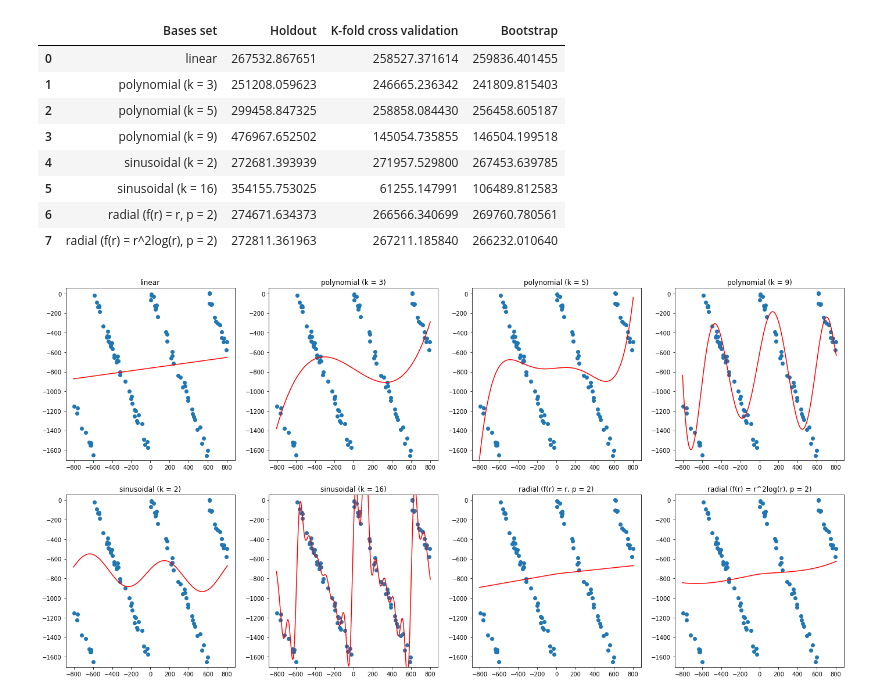
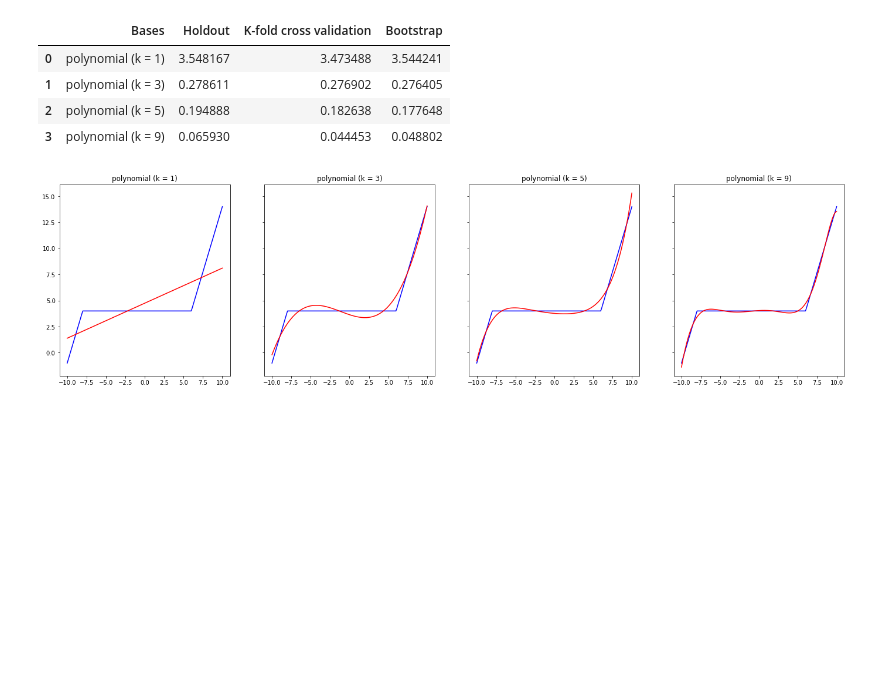
Before and after one commit to LeKiet258/ML_Lab01_SurrogateModels, a Jupyter notebook: test.ipynb, the cells around one changed output. Drawn from its saved outputs; the diff is of its cells as text; code cells hidden in the pictures; blank space fills up the shorter version.

```diff
--- a/test.ipynb
+++ b/test.ipynb
@@ -105,43 +12,0 @@ plot_and_estimate(bss, df_0, 0.5)
-# %%
-m_1 = 100
-d_1 = 1
-v_1 = 15.0
-
-w_1 = (np.random.random(d_1 + 1) - 0.5) * np.array([10.0, 10.0])
-T = 60.0 * sum(w_1[1:]) * math.sqrt(m_1)
-b = -25.0
-
-X_1 = np.array([np.random.random(d_1) * 1600.0 - 800.0 for _ in range(m_1)])
-y_1 = np.array([w_1[0] + sum([w_1[i + 1] * x[i] for i in range(d_1)]) - T * np.floor(sum([w_1[i + 1] * x[i] for i in range(d_1)]) / T) for x in X_1]) + (np.random.random(m_1) - 0.5) * v_1 * sum(w_1[1:]) * math.sqrt(m_1)
-
-a = np.amin(X_1, axis=0)
-b = np.amax(X_1, axis=0)
-
-df_1 = pd.DataFrame()
-df_1[['x' + str(i) for i in range(d_1)]] = X_1
-df_1['y'] = y_1
-df_1.to_csv('./example_data/example_1.csv', index=False)
-
-bss = {
-    'linear': linear(1),
-    'polynomial (k = 3)': polynomial(1, 3),
-    'polynomial (k = 5)': polynomial(1, 5),
-    'polynomial (k = 9)': polynomial(1, 9),
-    'sinusoidal (k = 2)': sinusoidal(1, 2, a, b),
-    'sinusoidal (k = 8)': sinusoidal(1, 8, a, b),
-    'radial (f(r) = r, p = 2)': radial(lambda r: r, [(-800), (0), (800)]),
-    'radial (f(r) = r^2log(r), p = 2)': radial(lambda r: r * r * math.log(r), [(-800), (0), (800)])
-}
-
-plot_and_estimate(bss, df_1, 0.5)
-# %% [output]
-|  | Bases set | Holdout | K-fold cross validation | Bootstrap |
-| 0 | linear | 267532.867651 | 258527.371614 | 259836.401455 |
-| 1 | polynomial (k = 3) | 251208.059623 | 246665.236342 | 241809.815403 |
-| 2 | polynomial (k = 5) | 299458.847325 | 258858.084430 | 256458.605187 |
-| 3 | polynomial (k = 9) | 476967.652502 | 145054.735855 | 146504.199518 |
-| 4 | sinusoidal (k = 2) | 272681.393939 | 271957.529800 | 267453.639785 |
-| 5 | sinusoidal (k = 16) | 354155.753025 | 61255.147991 | 106489.812583 |
-| 6 | radial (f(r) = r, p = 2) | 274671.634373 | 266566.340699 | 269760.780561 |
-| 7 | radial (f(r) = r^2log(r), p = 2) | 272811.361963 | 267211.185840 | 266232.010640 |
-[figure, removed]
@@ -147,0 +51,24 @@ plot_and_estimate(bss, df_1, 0.5)
+# %%
+def func(k, a, b, d):
+    w0 = k * a - d
+    w1 = k * b - d
+    return lambda X: np.minimum(np.maximum(d, k * X - w1), k * X - w0)
+
+k = 2.5
+a = -8.0
+b = 6.0
+d = 4.0
+bs = {
+    'polynomial (k = 1)': polynomial(1, 1),
+    'polynomial (k = 3)': polynomial(1, 3),
+    'polynomial (k = 5)': polynomial(1, 5),
+    'polynomial (k = 9)': polynomial(1, 9),
+}
+surrogate(func(k, a, b, d), bs)
+# %% [output]
+|  | Bases | Holdout | K-fold cross validation | Bootstrap |
+| 0 | polynomial (k = 1) | 3.548167 | 3.473488 | 3.544241 |
+| 1 | polynomial (k = 3) | 0.278611 | 0.276902 | 0.276405 |
+| 2 | polynomial (k = 5) | 0.194888 | 0.182638 | 0.177648 |
+| 3 | polynomial (k = 9) | 0.065930 | 0.044453 | 0.048802 |
+[figure, added]
```
Also changed, not shown: parts of 5 cells of this notebook, 2 other files.
